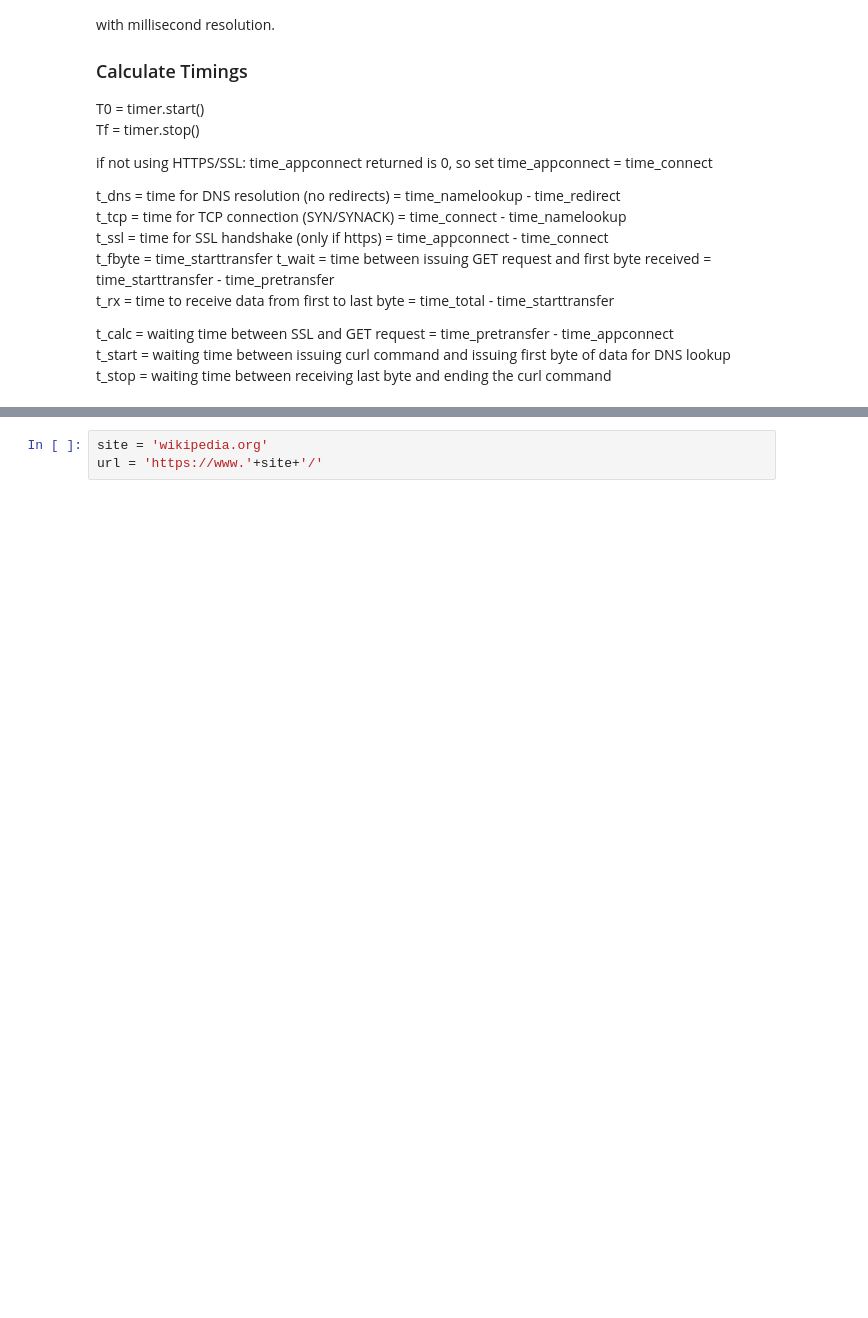
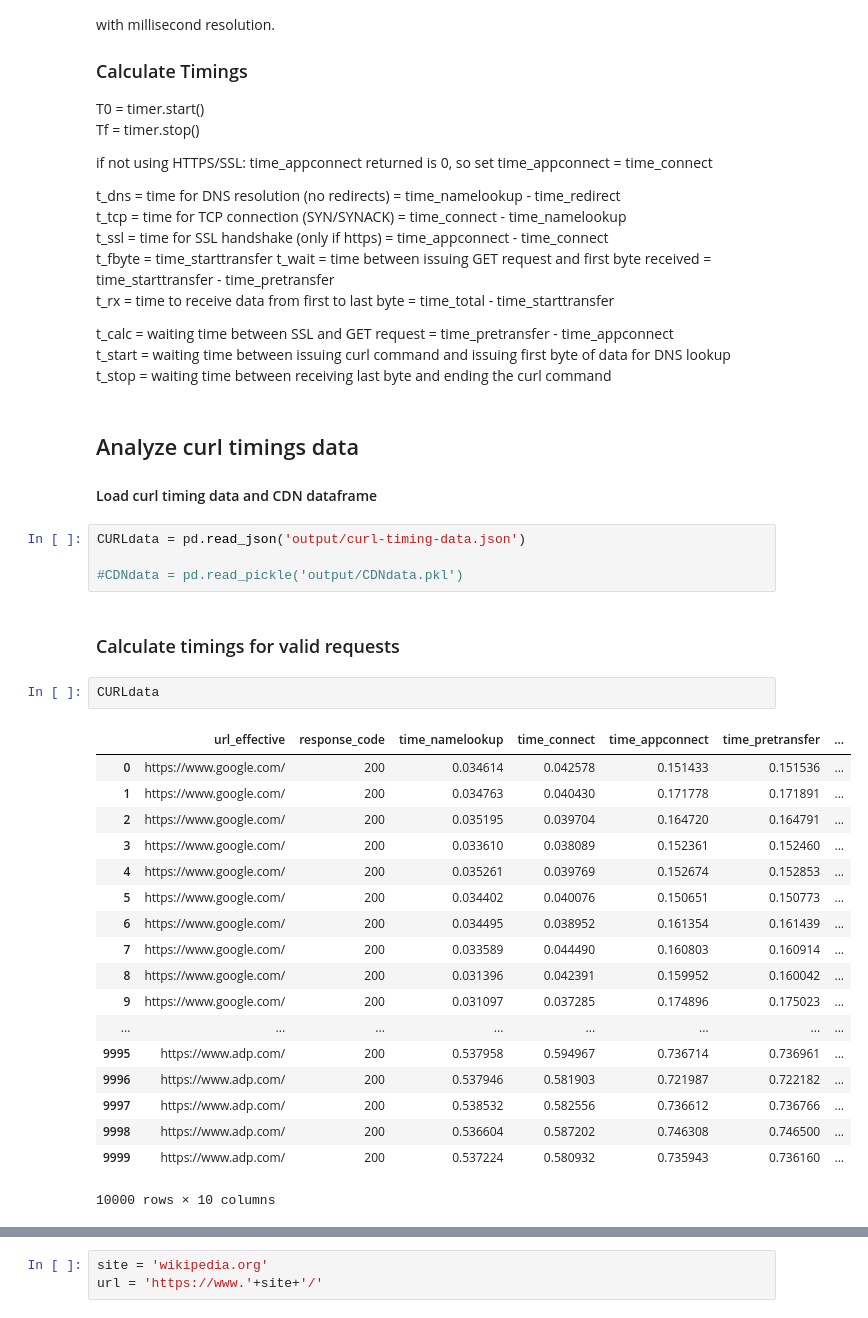
Before and after one commit to shahifaqeer/cdn-analysis, a Jupyter notebook: PageDownloadTimingAnalysis.ipynb, the cells around one changed output, grey strips where cells are left out. Saved outputs shown, nothing was run; the diff lists cells and outputs as text; blank space fills up the shorter version.

Commit message:
ignore reference files; load 20 loop curl timing data for analysis

```diff
--- a/PageDownloadTimingAnalysis.ipynb
+++ b/PageDownloadTimingAnalysis.ipynb
@@ -144,3 +144,34 @@ t_rx = time to receive data from first to last byte = time_total - time_starttra
 t_calc = waiting time between SSL and GET request = time_pretransfer - time_appconnect
 t_start = waiting time between issuing curl command and issuing first byte of data for DNS lookup
 t_stop = waiting time between receiving last byte and ending the curl command
+# %% [markdown]
+## Analyze curl timings data
+
+#### Load curl timing data and CDN dataframe
+# %%
+CURLdata = pd.read_json('output/curl-timing-data.json')
+
+#CDNdata = pd.read_pickle('output/CDNdata.pkl')
+# %% [markdown]
+### Calculate timings for valid requests
+# %%
+CURLdata
+# %% [output]
+|  | url_effective | response_code | time_namelookup | time_connect | time_appconnect | time_pretransfer | ... |
+| 0 | https://www.google.com/ | 200 | 0.034614 | 0.042578 | 0.151433 | 0.151536 | ... |
+| 1 | https://www.google.com/ | 200 | 0.034763 | 0.040430 | 0.171778 | 0.171891 | ... |
+| 2 | https://www.google.com/ | 200 | 0.035195 | 0.039704 | 0.164720 | 0.164791 | ... |
+| 3 | https://www.google.com/ | 200 | 0.033610 | 0.038089 | 0.152361 | 0.152460 | ... |
+| 4 | https://www.google.com/ | 200 | 0.035261 | 0.039769 | 0.152674 | 0.152853 | ... |
+| 5 | https://www.google.com/ | 200 | 0.034402 | 0.040076 | 0.150651 | 0.150773 | ... |
+| 6 | https://www.google.com/ | 200 | 0.034495 | 0.038952 | 0.161354 | 0.161439 | ... |
+| 7 | https://www.google.com/ | 200 | 0.033589 | 0.044490 | 0.160803 | 0.160914 | ... |
+| 8 | https://www.google.com/ | 200 | 0.031396 | 0.042391 | 0.159952 | 0.160042 | ... |
+| 9 | https://www.google.com/ | 200 | 0.031097 | 0.037285 | 0.174896 | 0.175023 | ... |
+| ... | ... | ... | ... | ... | ... | ... | ... |
+| 9995 | https://www.adp.com/ | 200 | 0.537958 | 0.594967 | 0.736714 | 0.736961 | ... |
+| 9996 | https://www.adp.com/ | 200 | 0.537946 | 0.581903 | 0.721987 | 0.722182 | ... |
+| 9997 | https://www.adp.com/ | 200 | 0.538532 | 0.582556 | 0.736612 | 0.736766 | ... |
+| 9998 | https://www.adp.com/ | 200 | 0.536604 | 0.587202 | 0.746308 | 0.746500 | ... |
+| 9999 | https://www.adp.com/ | 200 | 0.537224 | 0.580932 | 0.735943 | 0.736160 | ... |
+10000 rows × 10 columns
```
Also changed, not shown: parts of 2 cells of this notebook, 1 other file.
